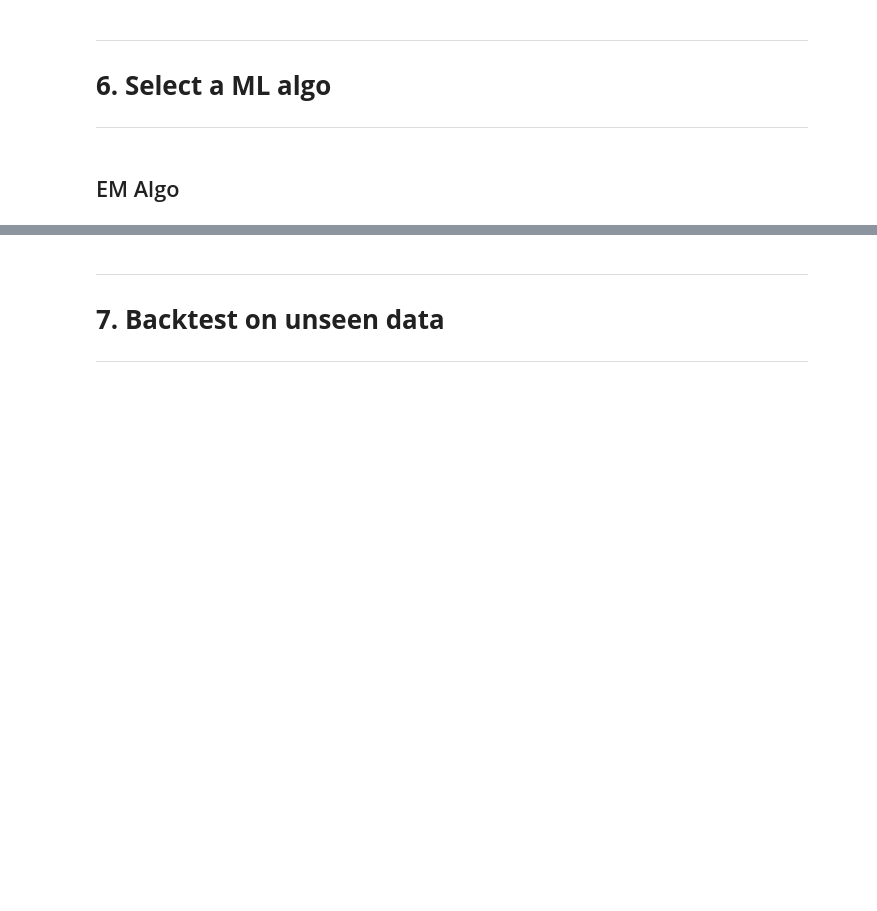
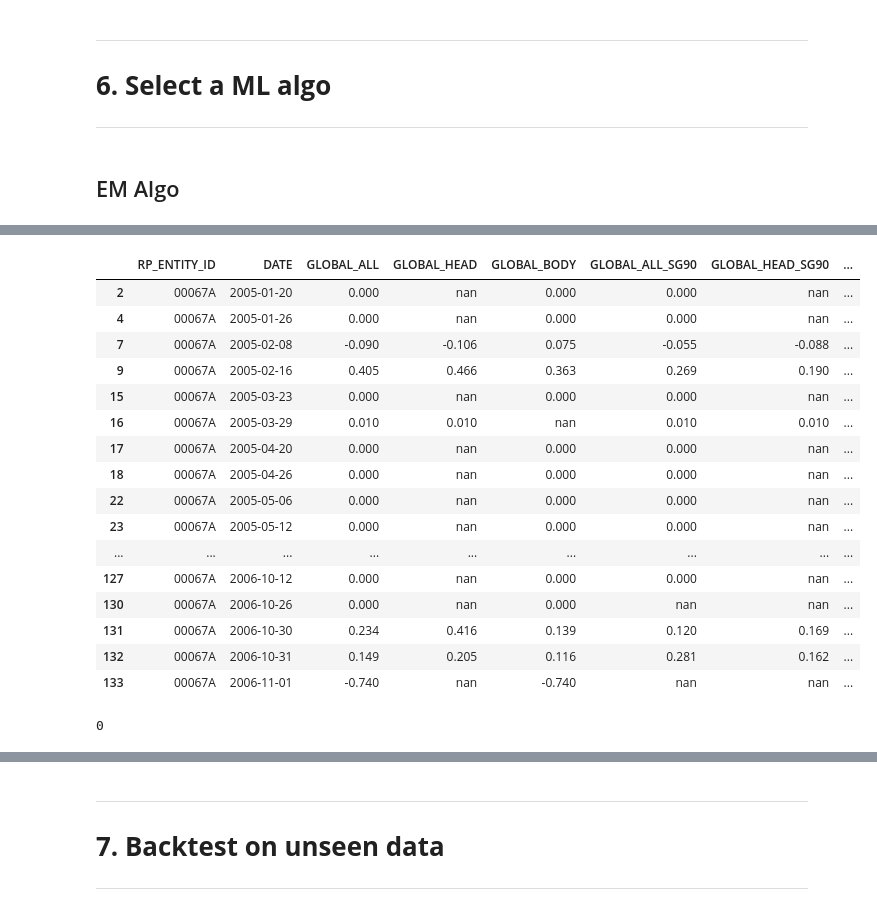
Before and after one commit to STF-R/RP_Challenge, a Jupyter notebook: Ravenpack_model.ipynb, the cells around one changed output, grey strips where cells are left out. Drawn from its saved outputs; the diff is of its cells as text; code cells hidden in the pictures; blank space fills up the shorter version.

```diff
--- a/Ravenpack_model.ipynb
+++ b/Ravenpack_model.ipynb
@@ -43,0 +112,3 @@
+# %%
+pd.set_option('display.float_format', lambda x: '%.3f' % x)
+pd.options.display.max_columns = None
@@ -43,0 +119,36 @@
+# %%
+df = pd.read_csv('../SampleDataSet.csv')
+df['DATE'] = pd.to_datetime(df['DATE'])
+descr = df.describe()
+df = df.groupby(['DATE','RP_ENTITY_ID'], as_index=False).first()
+###col with 100% NA
+cols_to_drop = descr.columns[descr.loc['count',:]==0]
+###delete these cols
+df = df.loc[:, ~df.columns.isin(cols_to_drop)]
+q = 0.9995
+df = df.loc[ (df['T0_RETURN']<df['T0_RETURN'].quantile(q))
+            & (df['T0_RETURN']>df['T0_RETURN'].quantile(1-q))
+            & (df['T1_RETURN']<df['T1_RETURN'].quantile(q))
+            & (df['T1_RETURN']>df['T1_RETURN'].quantile(1-q)) ]
+
+
+
+nb_date_ceil = 10000
+nb_date_floor = 756 #3y track record
+list_asset = df.RP_ENTITY_ID.value_counts().loc[(df.RP_ENTITY_ID.value_counts()<nb_date_ceil)&(df.RP_ENTITY_ID.value_counts()>nb_date_floor)].index
+list_asset = list(list_asset)
+
+df_track_perf = df.loc[df['RP_ENTITY_ID'].isin(list_asset),:]
+# df_track_perf.describe()
+
+df_track_perf['T0_RETURN_log'] = np.log(1+df_track_perf.loc[:,'T0_RETURN'].copy()) ##use log return
+df_track_perf['T1_RETURN_log'] = np.log(1+df_track_perf.loc[:,'T1_RETURN'].copy()) ##use log return
+cols_to_drop = ['T0_RETURN', 'T1_RETURN']
+df_track_perf = df_track_perf.loc[:, ~df_track_perf.columns.isin(cols_to_drop)]
+
+df_train_valid_inter = df_track_perf.iloc[ :int(round(len(df_track_perf)*0.85,0)) , :]
+ret = 0.01
+perf_range = (df_train_valid_inter['T1_RETURN_log']>=ret) | (df_train_valid_inter['T1_RETURN_log']<-ret)
+df_train_valid = df_train_valid_inter.loc[ perf_range ] ################# CHANGER LE SPLIT TRAIN VALID !!!!!!!!!!!!!!!!!!!!!!!!!!!!!!!!!!!!!!!!!!!!!!!!!!
+
+df_test = df_track_perf.iloc[int(round(len(df_track_perf)*0.85+50,0)): , :] ### EMBARGO
@@ -405,0 +678,25 @@ print()
+# %%
+df_train_valid.head(60)
+# %% [output]
+|  | RP_ENTITY_ID | DATE | GLOBAL_ALL | GLOBAL_HEAD | GLOBAL_BODY | GLOBAL_ALL_SG90 | GLOBAL_HEAD_SG90 | ... |
+| 2 | 00067A | 2005-01-20 | 0.000 | nan | 0.000 | 0.000 | nan | ... |
+| 4 | 00067A | 2005-01-26 | 0.000 | nan | 0.000 | 0.000 | nan | ... |
+| 7 | 00067A | 2005-02-08 | -0.090 | -0.106 | 0.075 | -0.055 | -0.088 | ... |
+| 9 | 00067A | 2005-02-16 | 0.405 | 0.466 | 0.363 | 0.269 | 0.190 | ... |
+| 15 | 00067A | 2005-03-23 | 0.000 | nan | 0.000 | 0.000 | nan | ... |
+| 16 | 00067A | 2005-03-29 | 0.010 | 0.010 | nan | 0.010 | 0.010 | ... |
+| 17 | 00067A | 2005-04-20 | 0.000 | nan | 0.000 | 0.000 | nan | ... |
+| 18 | 00067A | 2005-04-26 | 0.000 | nan | 0.000 | 0.000 | nan | ... |
+| 22 | 00067A | 2005-05-06 | 0.000 | nan | 0.000 | 0.000 | nan | ... |
+| 23 | 00067A | 2005-05-12 | 0.000 | nan | 0.000 | 0.000 | nan | ... |
+| ... | ... | ... | ... | ... | ... | ... | ... | ... |
+| 127 | 00067A | 2006-10-12 | 0.000 | nan | 0.000 | 0.000 | nan | ... |
+| 130 | 00067A | 2006-10-26 | 0.000 | nan | 0.000 | nan | nan | ... |
+| 131 | 00067A | 2006-10-30 | 0.234 | 0.416 | 0.139 | 0.120 | 0.169 | ... |
+| 132 | 00067A | 2006-10-31 | 0.149 | 0.205 | 0.116 | 0.281 | 0.162 | ... |
+| 133 | 00067A | 2006-11-01 | -0.740 | nan | -0.740 | nan | nan | ... |
+# %%
+df_train_valid.loc[df_train_valid['RP_ENTITY_ID']=='D91D4E',:]
+len(df_train_valid.loc[df_train_valid['RP_ENTITY_ID']=='D91D4E',:])
+# %% [output]
+0
```
Also changed, not shown: parts of 20 cells of this notebook, 1 other file.
